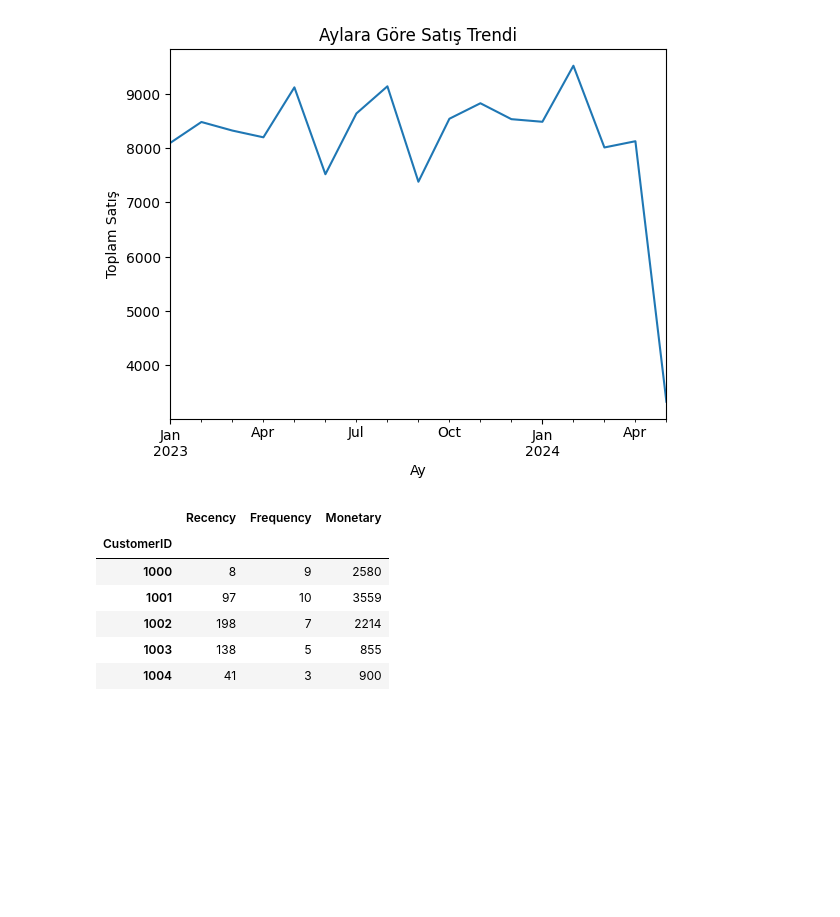
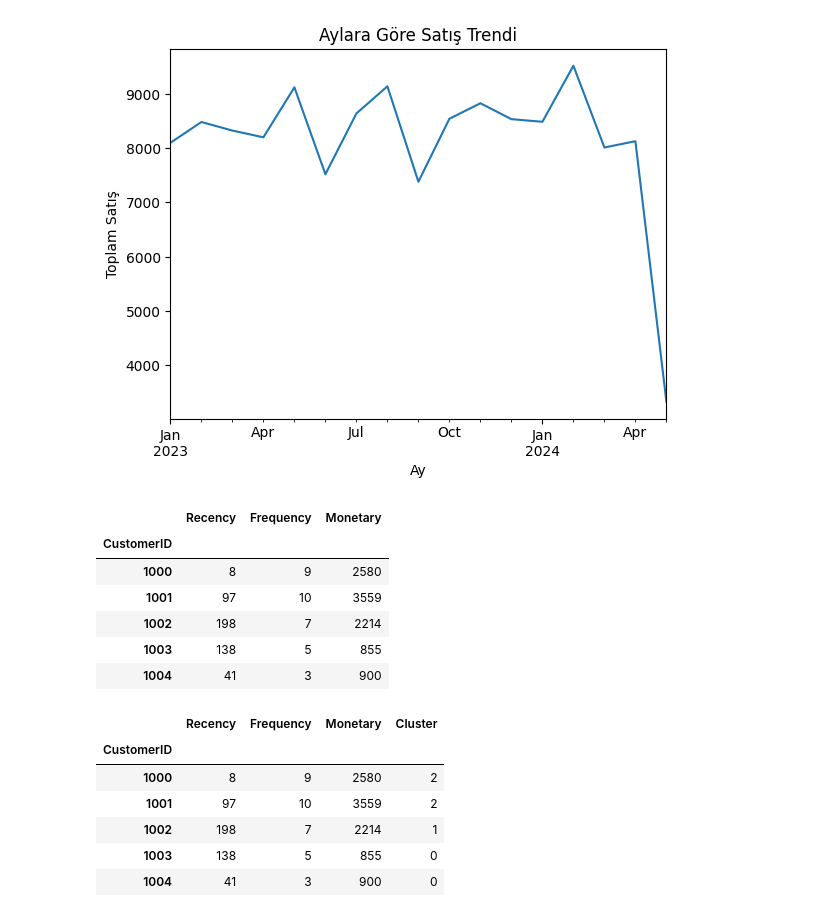
Before and after one commit to Seymanurkk/BI-Analytics-Portfolio, a Jupyter notebook: BI-Analytics-Portfolio/notebooks/business_analysis.ipynb, the cells around one changed output. Saved outputs shown, nothing was run; the diff lists cells and outputs as text; code cells hidden in the pictures; blank space fills up the shorter version.

```diff
--- a/BI-Analytics-Portfolio/notebooks/business_analysis.ipynb
+++ b/BI-Analytics-Portfolio/notebooks/business_analysis.ipynb
@@ -118,3 +118,16 @@ from sklearn.preprocessing import StandardScaler
 # %%
 scaler = StandardScaler()
 rfm_scaled = scaler.fit_transform(rfm)
+# %%
+from sklearn.cluster import KMeans
+kmeans = KMeans(n_clusters=4, random_state=42)
+rfm["Cluster"] = kmeans.fit_predict(rfm-rfm_scaled)
+rfm.head()
+# %% [output]
+|  | Recency | Frequency | Monetary | Cluster |
+| CustomerID |  |  |  |  |
+| 1000 | 8 | 9 | 2580 | 2 |
+| 1001 | 97 | 10 | 3559 | 2 |
+| 1002 | 198 | 7 | 2214 | 1 |
+| 1003 | 138 | 5 | 855 | 0 |
+| 1004 | 41 | 3 | 900 | 0 |
```
Also changed, not shown: parts of 16 cells of this notebook.
